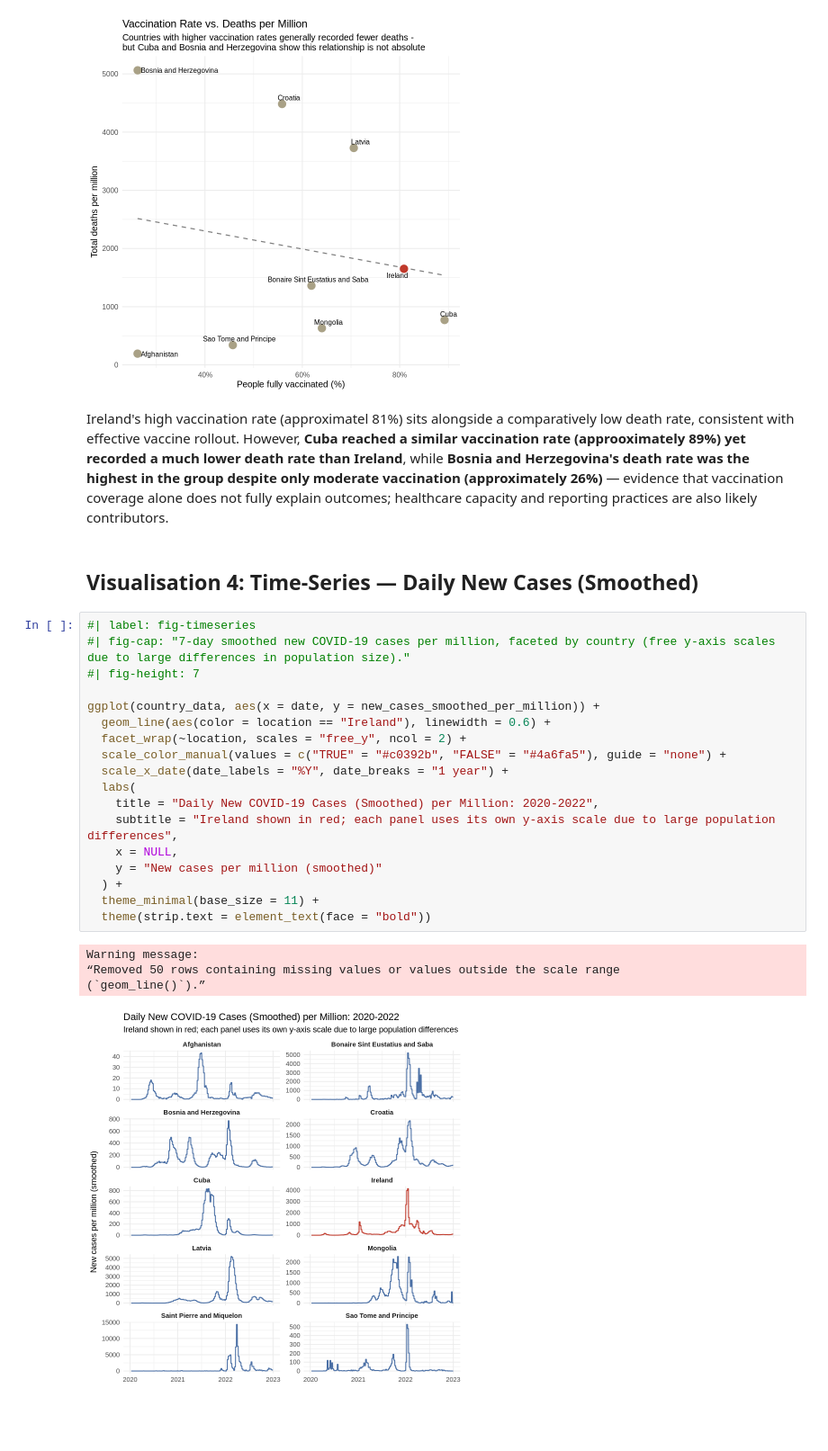
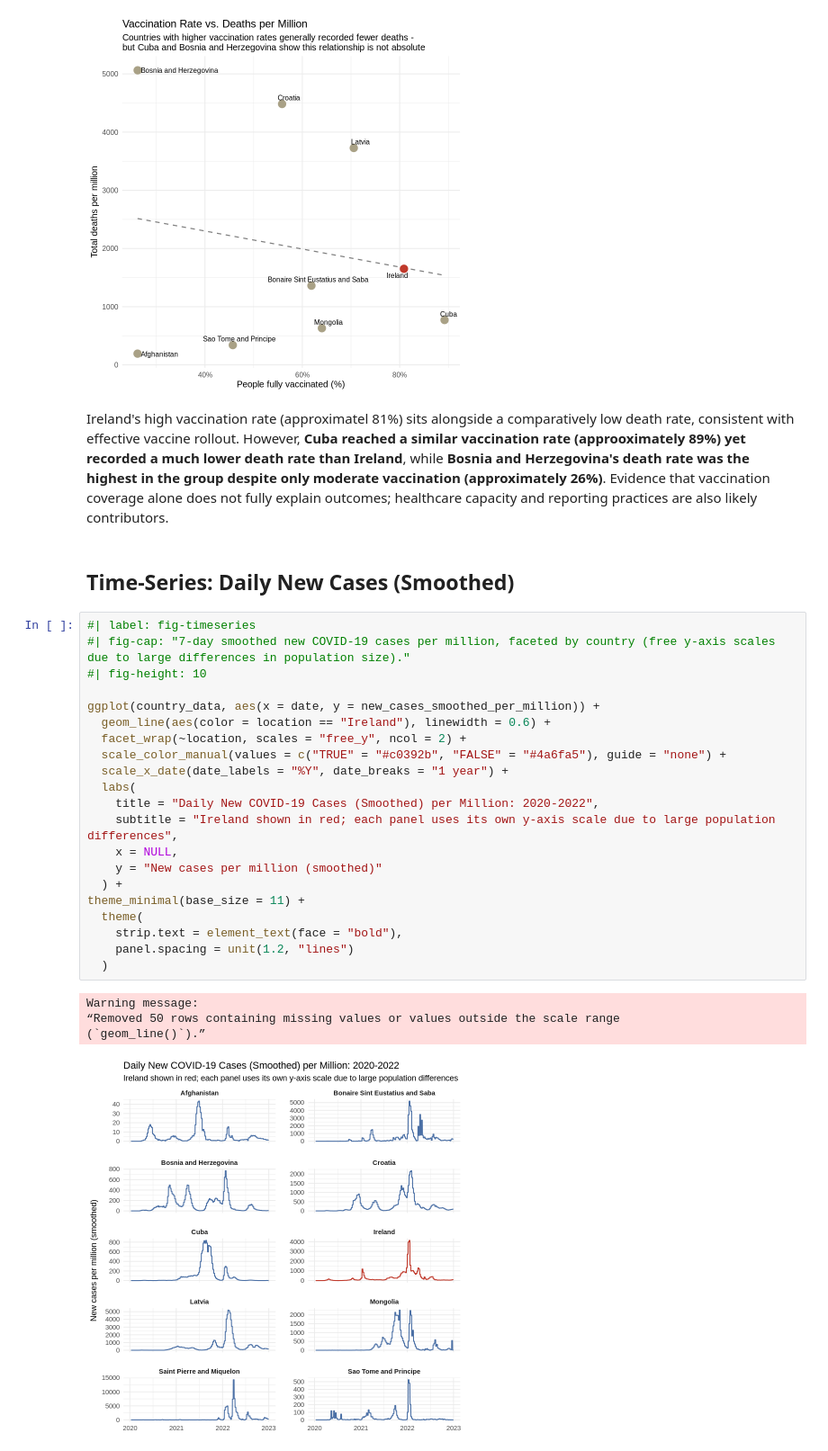
Before and after one commit to Ovayoza-I/COVID_REPORT, a Jupyter notebook: report.ipynb, the cells around one changed output. Shown at 90% size. Saved outputs shown, nothing was run; the diff lists cells and outputs as text; blank space fills up the shorter version.

```diff
--- a/report.ipynb
+++ b/report.ipynb
@@ -200,30 +187,33 @@ ggplot(vax_data, aes(x = people_fully_vaccinated_per_hundred, y = total_deaths_p
 `geom_smooth()` using formula = 'y ~ x'
 [figure]
 # %% [markdown]
-Ireland's high vaccination rate (approximatel 81%) sits alongside a comparatively low death rate, consistent with effective vaccine rollout. However, **Cuba reached a similar vaccination rate (approoximately 89%) yet recorded a much lower death rate than Ireland**, while **Bosnia and Herzegovina's death rate was the highest in the group despite only moderate vaccination (approximately 26%)** — evidence that vaccination coverage alone does not fully explain outcomes; healthcare capacity and reporting practices are also likely contributors.
+Ireland's high vaccination rate (approximatel 81%) sits alongside a comparatively low death rate, consistent with effective vaccine rollout. However, **Cuba reached a similar vaccination rate (approoximately 89%) yet recorded a much lower death rate than Ireland**, while **Bosnia and Herzegovina's death rate was the highest in the group despite only moderate vaccination (approximately 26%)**. Evidence that vaccination coverage alone does not fully explain outcomes; healthcare capacity and reporting practices are also likely contributors.
 # %% [markdown]
-## Visualisation 4: Time-Series — Daily New Cases (Smoothed)
+## Time-Series: Daily New Cases (Smoothed)
 # %%
 #| label: fig-timeseries
 #| fig-cap: "7-day smoothed new COVID-19 cases per million, faceted by country (free y-axis scales due to large differences in population size)."
-#| fig-height: 7
+#| fig-height: 10
 
 ggplot(country_data, aes(x = date, y = new_cases_smoothed_per_million)) +
   geom_line(aes(color = location == "Ireland"), linewidth = 0.6) +
   facet_wrap(~location, scales = "free_y", ncol = 2) +
   scale_color_manual(values = c("TRUE" = "#c0392b", "FALSE" = "#4a6fa5"), guide = "none") +
   scale_x_date(date_labels = "%Y", date_breaks = "1 year") +
   labs(
     title = "Daily New COVID-19 Cases (Smoothed) per Million: 2020-2022",
     subtitle = "Ireland shown in red; each panel uses its own y-axis scale due to large population differences",
     x = NULL,
     y = "New cases per million (smoothed)"
   ) +
-  theme_minimal(base_size = 11) +
-  theme(strip.text = element_text(face = "bold"))
+theme_minimal(base_size = 11) +
+  theme(
+    strip.text = element_text(face = "bold"),
+    panel.spacing = unit(1.2, "lines")
+  )
 # %% [output]
 Warning message:
 “Removed 50 rows containing missing values or values outside the scale range
 (`geom_line()`).”
-[figure, old version]
+[figure, new version]
 # %% [markdown]
```
Also changed, not shown: parts of 12 cells of this notebook, 1 other file.
